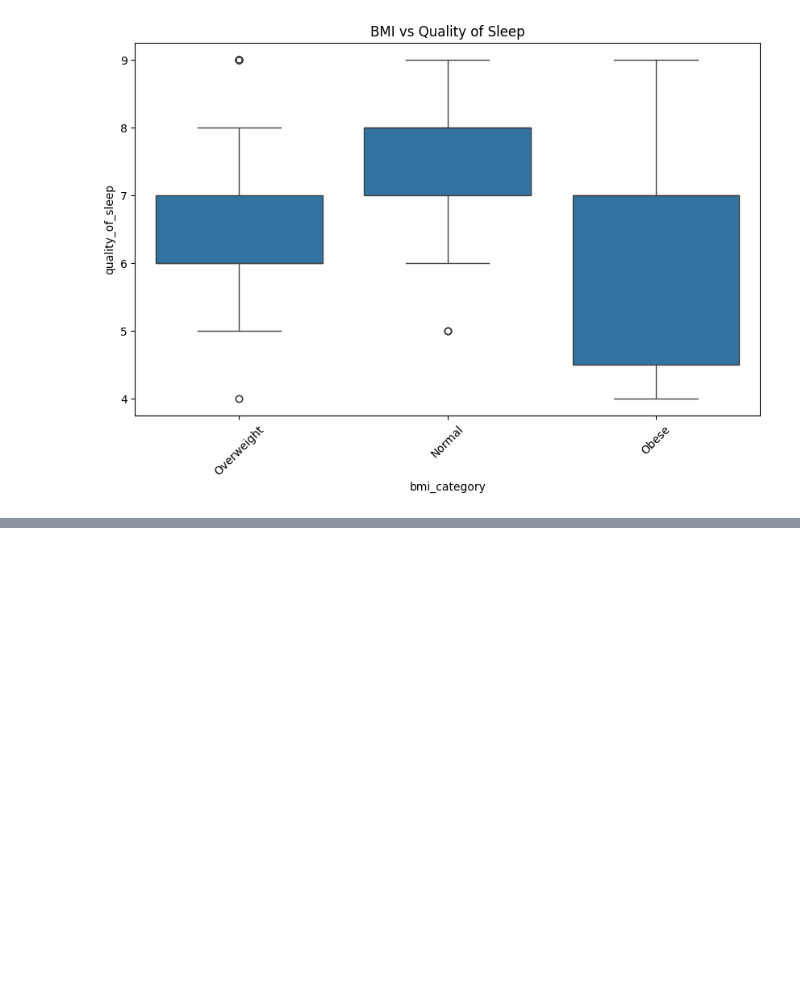
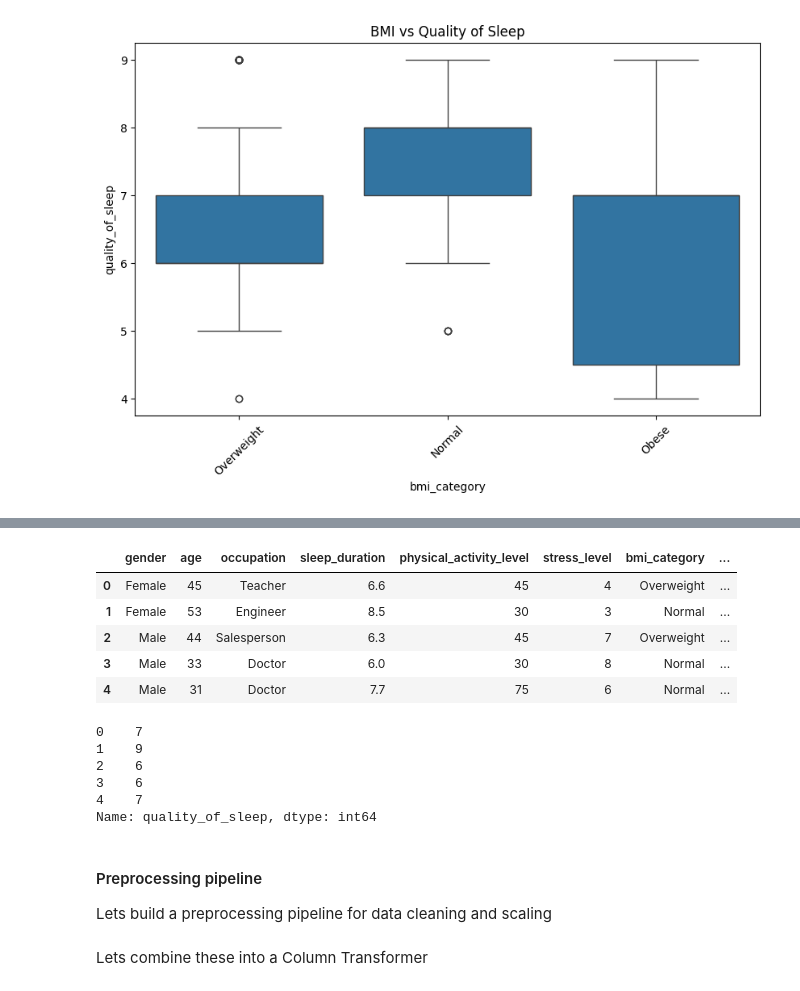
Before and after one commit to eadka/sleep-health-predictor, a Jupyter notebook: notebooks/notebook.ipynb, the cells around one changed output, grey strips where cells are left out. Saved outputs shown, nothing was run; the diff lists cells and outputs as text; code cells hidden in the pictures; blank space fills up the shorter version.

```diff
--- a/notebooks/notebook.ipynb
+++ b/notebooks/notebook.ipynb
@@ -279,0 +353,7 @@ plt.xticks(rotation=45)
+# %%
+df_full_train, df_test = train_test_split(df, test_size=0.2, random_state=1)
+df_train, df_val = train_test_split(df_full_train, test_size=0.25, random_state=1)
+# %%
+df_train = df_train.reset_index(drop=True)
+df_val = df_val.reset_index(drop=True)
+df_test = df_test.reset_index(drop=True)
@@ -279,0 +368,21 @@ plt.xticks(rotation=45)
+# %%
+df_train.head()
+# %% [output]
+|  | gender | age | occupation | sleep_duration | physical_activity_level | stress_level | bmi_category | ... |
+| 0 | Female | 45 | Teacher | 6.6 | 45 | 4 | Overweight | ... |
+| 1 | Female | 53 | Engineer | 8.5 | 30 | 3 | Normal | ... |
+| 2 | Male | 44 | Salesperson | 6.3 | 45 | 7 | Overweight | ... |
+| 3 | Male | 33 | Doctor | 6.0 | 30 | 8 | Normal | ... |
+| 4 | Male | 31 | Doctor | 7.7 | 75 | 6 | Normal | ... |
+# %%
+y_train.head()
+# %% [output]
+0    7
+1    9
+2    6
+3    6
+4    7
+Name: quality_of_sleep, dtype: int64
+# %% [markdown]
+#### Preprocessing pipeline
+Lets build a preprocessing pipeline for data cleaning and scaling
@@ -279,0 +401,2 @@ plt.xticks(rotation=45)
+# %% [markdown]
+Lets combine these into a Column Transformer
```
Also changed, not shown: parts of 25 cells of this notebook, 2 other files.
